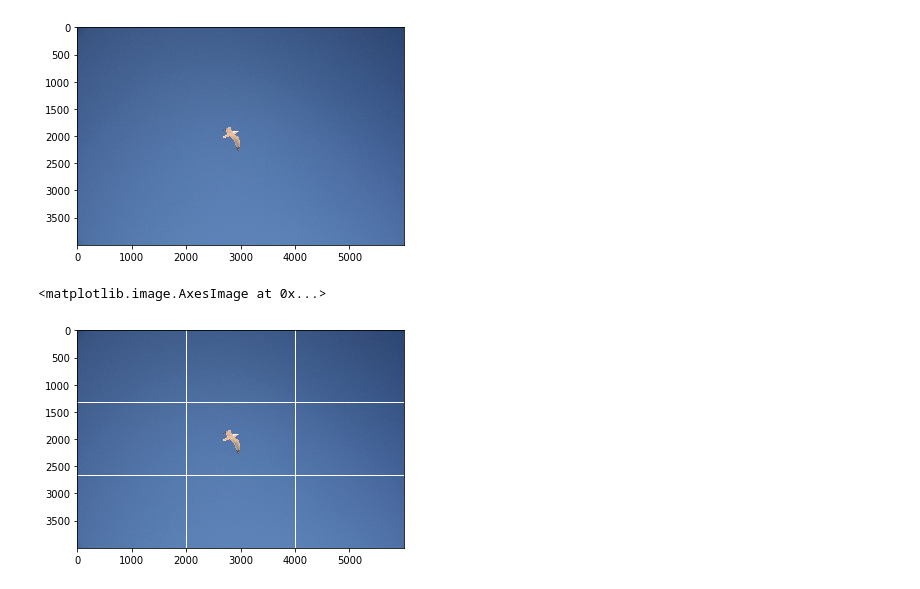
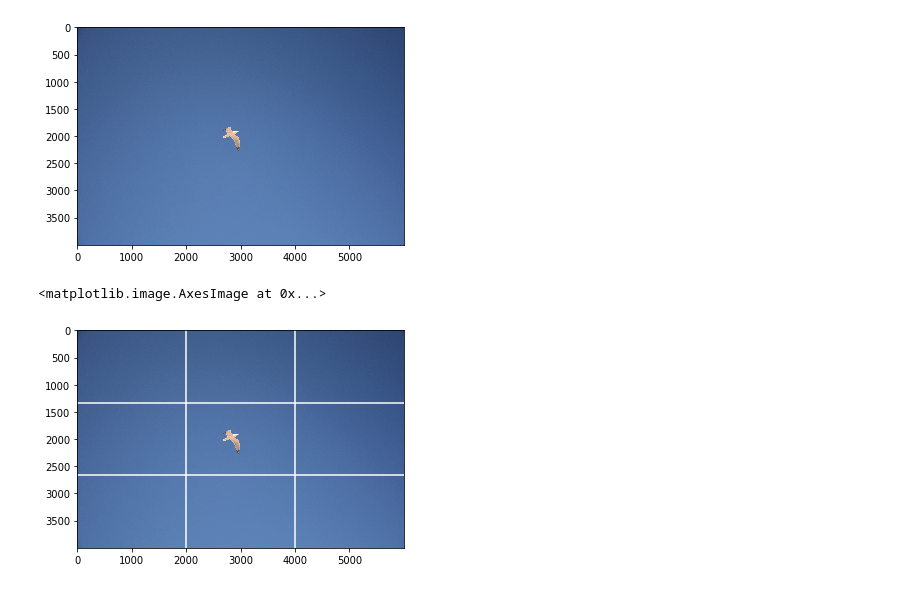
Before and after one commit to uol-mediaprocessing-201920/group-projects-make-it-aesthetic, a Jupyter notebook: MakeItAesthetic.ipynb, the cells around one changed output. Cells and saved outputs as stored; diff of their text form; code cells hidden in the pictures.

```diff
--- a/MakeItAesthetic.ipynb
+++ b/MakeItAesthetic.ipynb
@@ -192,5 +121,5 @@ In this specific case he line width has to be 5 otherwise the line will not appe
 # %%
-def draw_rule_of_thirds(img, line_color, line_width):
+def generate_image_data(img):
   height = img.shape[0]
   width = img.shape[1]
 
@@ -199,12 +128,3 @@ def draw_rule_of_thirds(img, line_color, line_width):
   third_of_height_2 = (height // 3) * 2
   third_of_width_1 = width // 3
   third_of_width_2 = (width // 3) * 2
-
-  #drawing the lines on the photo calculated above
-  #drawing the horizontal lines
-  img = cv2.line(img, (0, third_of_height_1), (width, third_of_height_1), line_color, line_width)
-  img = cv2.line(img, (0, third_of_height_2), (width, third_of_height_2), line_color, line_width)
-  #drawing the vertical lines
-  img = cv2.line(img, (third_of_width_1, 0), (third_of_width_1, height), line_color, line_width)
-  img = cv2.line(img, (third_of_width_2, 0), (third_of_width_2, height), line_color, line_width)
-  return img
@@ -210,0 +137,31 @@ def draw_rule_of_thirds(img, line_color, line_width):
+# %%
+def draw_rule_of_thirds(img):
+  #calulating the the height and width of the image and the lines for the rule of thirds
+  generate_image_data(img)
+
+  #calculating the average_brightness of the image
+  img_gray = cv2.cvtColor(img, cv2.COLOR_BGR2GRAY)
+  average_brightness = img_gray.sum() // (len(img_gray)*len(img_gray[0]))
+
+
+  #define the line color in dependence of the brightness
+  if average_brightness >= 129:
+    #drawing the lines on the photo calculated above
+    #drawing the horizontal lines
+    plt.axhline(y = third_of_height_1, color = 'k')
+    plt.axhline(y = third_of_height_2, color = 'k')
+    #drawing the vertical lines
+    plt.axvline(x = third_of_width_1, color = 'k')
+    plt.axvline(x = third_of_width_2, color = 'k')
+  else:
+    #drawing the lines on the photo calculated above
+    #drawing the horizontal lines
+    plt.axhline(y = third_of_height_1, color = 'w')
+    plt.axhline(y = third_of_height_2, color = 'w')
+    #drawing the vertical lines
+    plt.axvline(x = third_of_width_1, color = 'w')
+    plt.axvline(x = third_of_width_2, color = 'w')
+  return img
+
+draw_rule_of_thirds(img_seagull)
+plt.imshow(img_seagull)
@@ -217,8 +177,8 @@ plt.imshow(img_seagull)
 <matplotlib.image.AxesImage at 0x...>
 [figure]
 # %%
-draw_rule_of_thirds(img_seagull, (255,255,255), 17)
+draw_rule_of_thirds(img_seagull)
 plt.imshow(img_seagull)
 # %% [output]
 <matplotlib.image.AxesImage at 0x...>
-[figure, old version]
+[figure, new version]
```
Also changed, not shown: parts of 24 cells of this notebook.
